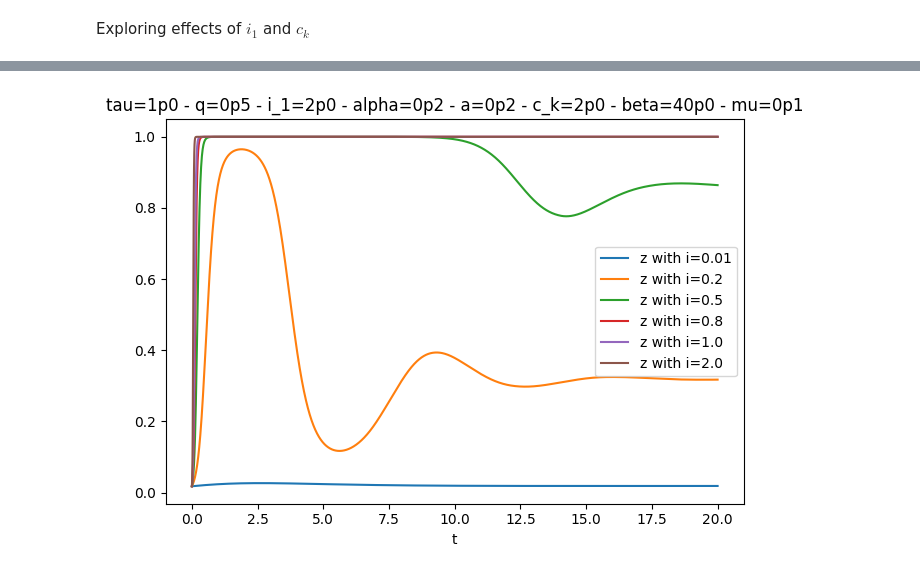
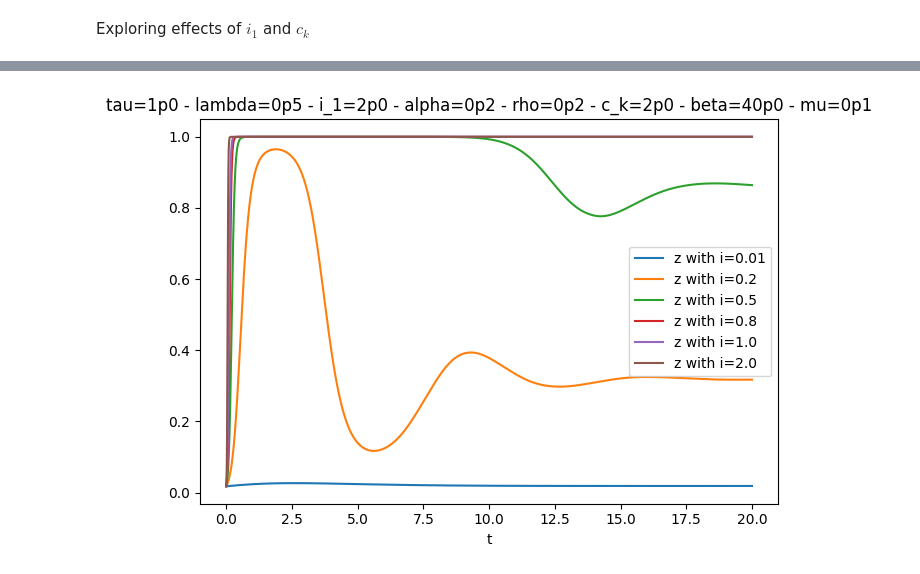
Before and after one commit to r-schad/Code-Ring-Network, a Jupyter notebook: experiments/single_ring_neuron/single_ring_neuron.ipynb, the cells around one changed output, grey strips where cells are left out. Saved outputs shown, nothing was run; the diff lists cells and outputs as text; code cells hidden in the pictures.

```diff
--- a/experiments/single_ring_neuron/single_ring_neuron.ipynb
+++ b/experiments/single_ring_neuron/single_ring_neuron.ipynb
@@ -30,8 +30,8 @@ y0 = [0.0, 0.0]
 
 def doodle(t, state, p):
     return [
-        (1 / p['tau']) * ((-1 * p['q'] * state[0]) + p['i_1'] - (p['alpha'] * state[1])),
-        (-1 * p['a'] * state[1]) + (transform(state[0], p['beta'], p['mu']) / p['c_k'])
+        (1 / p['tau']) * ((-1 * p['lambda'] * state[0]) + p['i_1'] - (p['alpha'] * state[1])),
+        (-1 * p['rho'] * state[1]) + (transform(state[0], p['beta'], p['mu']) / p['c_k'])
     ]
 # %% [markdown]
 ## Hyperparameter Tuning
@@ -40,10 +40,10 @@ Exploring effects of $i_1$ and $c_k$
 # %%
 BASELINE_PARAMS = {
     'tau': 1.0,
-    'q': 0.5,
+    'lambda': 0.5,
     'i_1': 0.2,
     'alpha': 0.2,
-    'a': 0.2,
+    'rho': 0.2,
     'c_k': 5.0,
     'beta': 40.0,
     'mu': 0.1
@@ -56,5 +56,5 @@ ax.plot(t,transform(result.y[0], BASELINE_PARAMS['beta'], BASELINE_PARAMS['mu'])
 ax.legend()
 # ax.set_ylim([0, 1])
 ax.set_xlabel('t')
-ax.set_title(f"Single Ring Neuron Dynamics with Baseline Parameters\ntau={BASELINE_PARAMS['tau']}|q={BASELINE_PARAMS['q']}|i_1={BASELINE_PARAMS['i_1']}|alpha={BASELINE_PARAMS['alpha']}|a={BASELINE_PARAMS['a']}|c_k={BASELINE_PARAMS['c_k']}|beta={BASELINE_PARAMS['beta']}|mu={BASELINE_PARAMS['mu']}".replace('.','p').replace('|',' - '))
+ax.set_title(f"Single Ring Neuron Dynamics with Baseline Parameters\ntau={BASELINE_PARAMS['tau']}|lambda={BASELINE_PARAMS['lambda']}|i_1={BASELINE_PARAMS['i_1']}|alpha={BASELINE_PARAMS['alpha']}|rho={BASELINE_PARAMS['rho']}|c_k={BASELINE_PARAMS['c_k']}|beta={BASELINE_PARAMS['beta']}|mu={BASELINE_PARAMS['mu']}".replace('.','p').replace('|',' - '))
 # %% [output]
@@ -63,27 +63,27 @@ Text(0.5, 1.0, 'Single Ring Neuron Dynamics with Baseline Parameters\ntau=1p0 -
 # %%
 fig,ax = plt.subplots()
 for i_1 in [0.01, 0.2, 0.5, 0.8, 1.0, 2.0]:
     params = {
         'tau': 1.0,
-        'q': 0.5,
+        'lambda': 0.5,
         'i_1': i_1,
         'alpha': 0.2,
-        'a': 0.2,
+        'rho': 0.2,
         'c_k': 2.0,
         'beta': 40.0,
         'mu': 0.1
     }
     result = solve_ivp(fun=lambda t, state: doodle(t, state, params), t_span=(0,20), t_eval=t, y0=y0)
     # fig,ax = plt.subplots()
     # ax.plot(t,result.y[0].T,label='v_i')
     # ax.plot(t,result.y[1].T,label='u_i')
     ax.plot(t,transform(result.y[0], params['beta'], params['mu']).T,label=f'z with i={i_1}')
     ax.legend()
     # ax.set_ylim([0, 1])
     ax.set_xlabel('t')
-    ax.set_title(f"tau={params['tau']}|q={params['q']}|i_1={params['i_1']}|alpha={params['alpha']}|a={params['a']}|c_k={params['c_k']}|beta={params['beta']}|mu={params['mu']}".replace('.','p').replace('|',' - '))
+    ax.set_title(f"tau={params['tau']}|lambda={params['lambda']}|i_1={params['i_1']}|alpha={params['alpha']}|rho={params['rho']}|c_k={params['c_k']}|beta={params['beta']}|mu={params['mu']}".replace('.','p').replace('|',' - '))
     plt.tight_layout()
-    # plt.savefig(f"plots\\tau={params['tau']}|q={params['q']}|i_1={params['i_1']}|alpha={params['alpha']}|a={params['a']}|c_k={params['c_k']}|beta={params['beta']}|mu={params['mu']}".replace('.','p').replace('|',' - '))
+    # plt.savefig(f"plots\\tau={params['tau']}|lambda={params['lambda']}|i_1={params['i_1']}|alpha={params['alpha']}|rho={params['rho']}|c_k={params['c_k']}|beta={params['beta']}|mu={params['mu']}".replace('.','p').replace('|',' - '))
     # plt.show()
 # %% [output]
-[figure, old version]
+[figure, new version]
```
Also changed, not shown: parts of 2 cells of this notebook.
